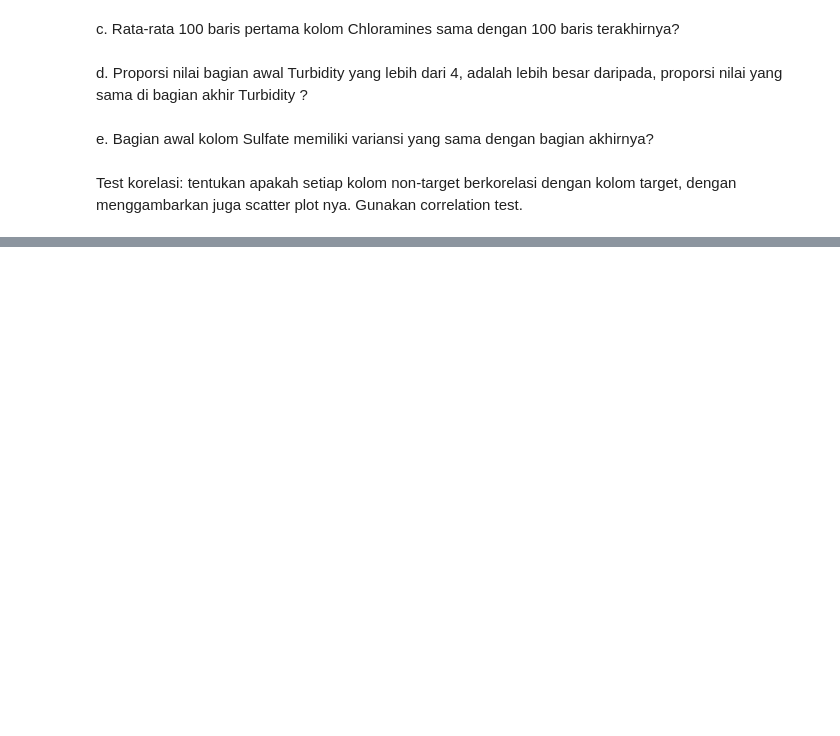
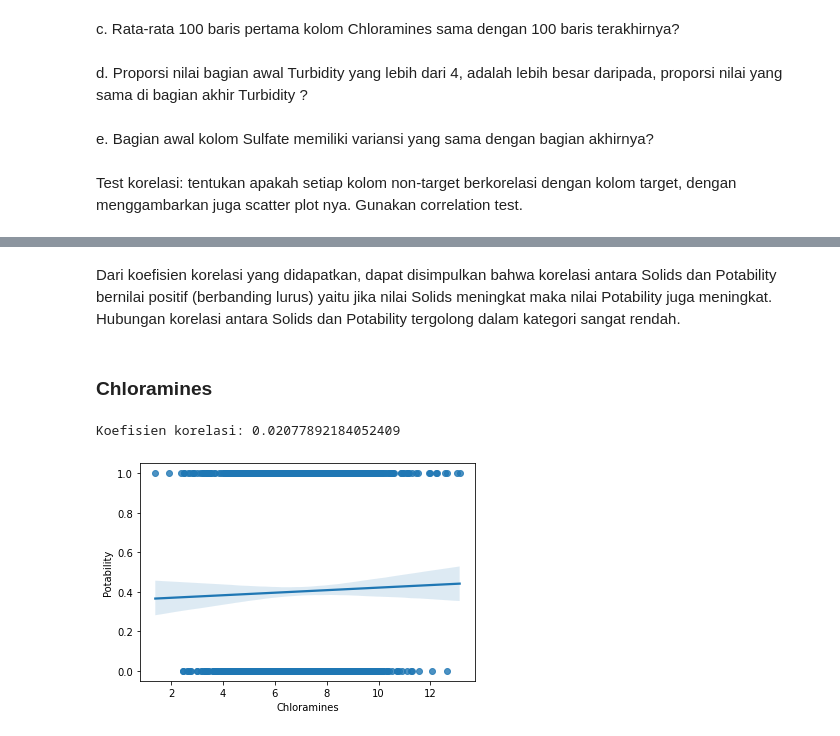
Before and after one commit to clauculus/probstat-analysis, a Jupyter notebook: K01-T1-IF2220-13520073.ipynb, the cells around one changed output, grey strips where cells are left out. Drawn from its saved outputs; the diff is of its cells as text; code cells hidden in the pictures; blank space fills up the shorter version.

```diff
--- a/K01-T1-IF2220-13520073.ipynb
+++ b/K01-T1-IF2220-13520073.ipynb
@@ -1071,0 +1020,11 @@ Correlation: 0.022331042640622675
+# %% [markdown]
+Dari koefisien korelasi yang didapatkan, dapat disimpulkan bahwa korelasi antara Solids dan Potability bernilai positif (berbanding lurus) yaitu jika nilai Solids meningkat maka nilai Potability juga meningkat. Hubungan korelasi antara Solids dan Potability tergolong dalam kategori sangat rendah.
+# %% [markdown]
+### Chloramines
+# %%
+sns.regplot(x = df["Chloramines"], y = df["Potability"])
+
+print("Koefisien korelasi: " + str((df["Chloramines"].corr(df["Potability"]))))
+# %% [output]
+Koefisien korelasi: 0.02077892184052409
+[figure, added]
```
Also changed, not shown: parts of 51 cells of this notebook.
